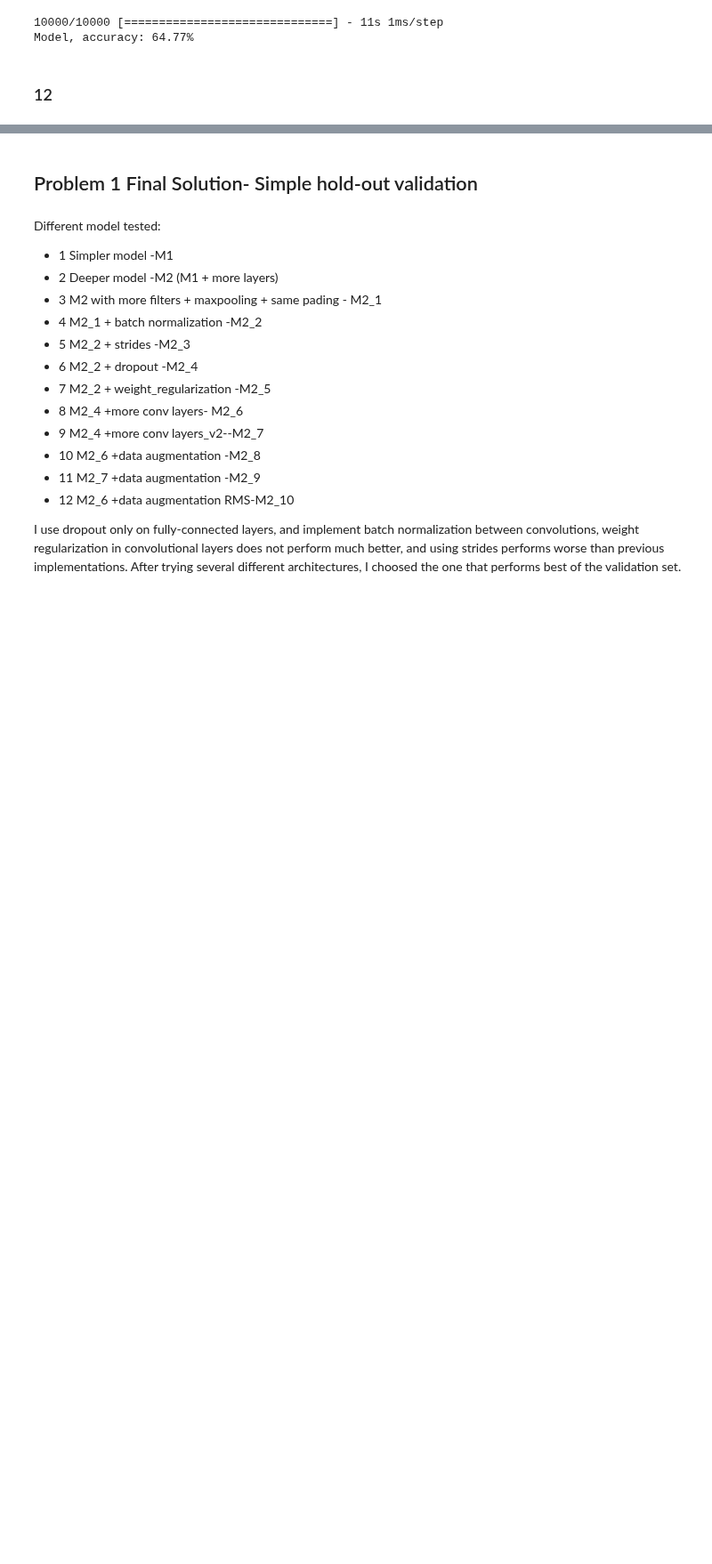
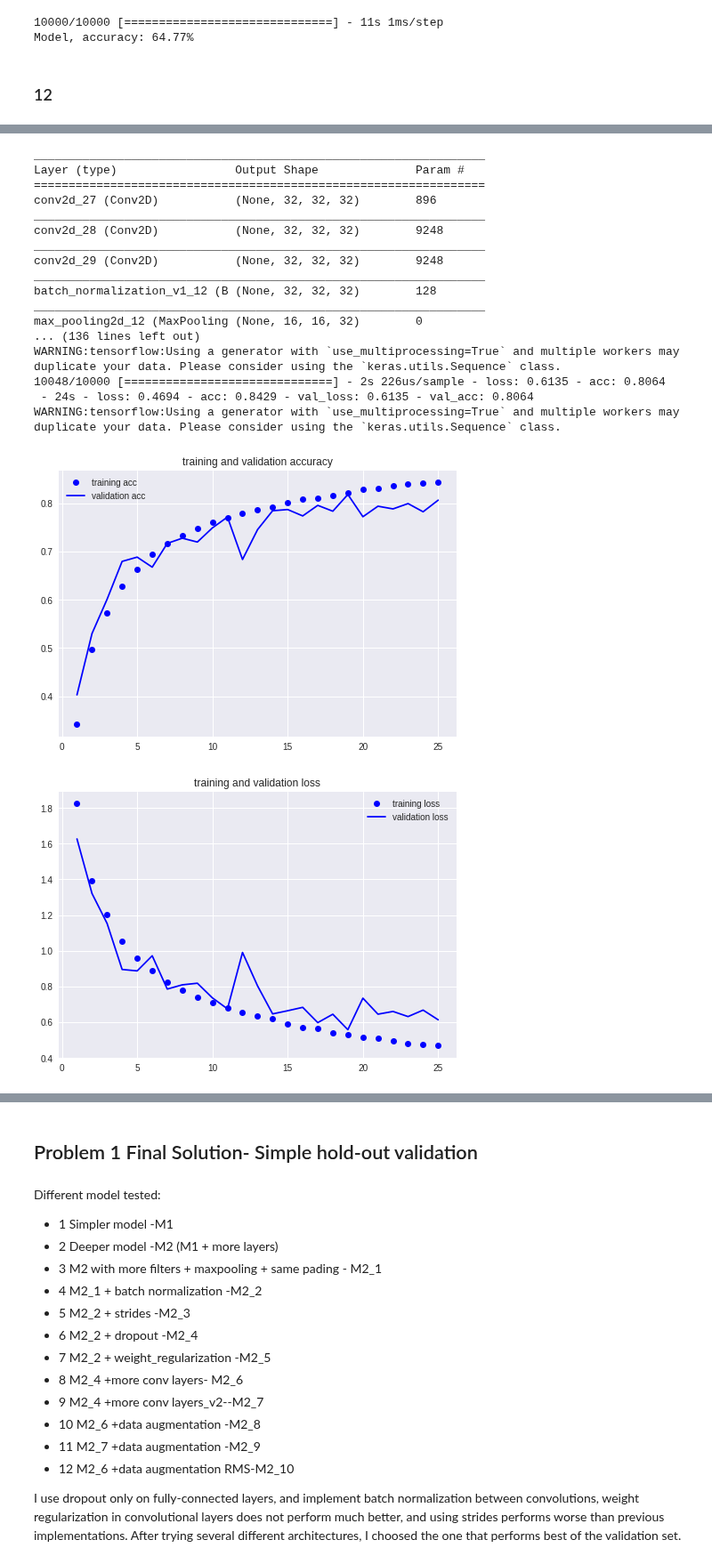
Before and after one commit to rvalienter90/UCF, a Jupyter notebook: CAP-5610_MACHINE LEARNING/HW2/HW2.ipynb, the cells around one changed output, grey strips where cells are left out. Shown at 89% size. Drawn from its saved outputs; the diff is of its cells as text; code cells hidden in the pictures; blank space fills up the shorter version.

```diff
--- a/CAP-5610_MACHINE LEARNING/HW2/HW2.ipynb
+++ b/CAP-5610_MACHINE LEARNING/HW2/HW2.ipynb
@@ -1633,0 +1695,45 @@ AttributeError: ignored
+# %%
+#M2_11
+# data generator. Add data augmentation
+datagen = ImageDataGenerator(
+    #rescale=1./255,
+    #rotation_range=10,
+    width_shift_range=0.1,
+    height_shift_range=0.1,
+    #shear_range=0.1,
+    #zoom_range=0.1,
+    horizontal_flip=True,
+    fill_mode='nearest'
+)
+
+if notrained:
+  model=M2_6()
+  (history,file_name)=model_compile_and_fitgenerator_RMS(model,train_images_norm,train_labels_norm,val_images_norm,val_labels_norm,'M2_11',datagen,batch_size,num_epoch)
+  #files.download(file_name)
+  #historys.append(history)
+  model_plot(history)
+  model_load_evaluate(file_name,test_images_norm,test_labels_norm)
+else:
+  file_name='M2_11.h5'
+  model_download_evaluate(file_name,test_images_norm,test_labels_norm)
+  #historys=np.append(historys,history)
+# %% [output]
+_________________________________________________________________
+Layer (type)                 Output Shape              Param #
+=================================================================
+conv2d_27 (Conv2D)           (None, 32, 32, 32)        896
+_________________________________________________________________
+conv2d_28 (Conv2D)           (None, 32, 32, 32)        9248
+_________________________________________________________________
+conv2d_29 (Conv2D)           (None, 32, 32, 32)        9248
+_________________________________________________________________
+batch_normalization_v1_12 (B (None, 32, 32, 32)        128
+_________________________________________________________________
+max_pooling2d_12 (MaxPooling (None, 16, 16, 32)        0
+... (136 lines left out)
+WARNING:tensorflow:Using a generator with `use_multiprocessing=True` and multiple workers may duplicate your data. Please consider using the `keras.utils.Sequence` class.
+10048/10000 [==============================] - 2s 226us/sample - loss: 0.6135 - acc: 0.8064
+ - 24s - loss: 0.4694 - acc: 0.8429 - val_loss: 0.6135 - val_acc: 0.8064
+WARNING:tensorflow:Using a generator with `use_multiprocessing=True` and multiple workers may duplicate your data. Please consider using the `keras.utils.Sequence` class.
+[figure, added]
+[figure, added]
```
Also changed, not shown: parts of 30 cells of this notebook.
